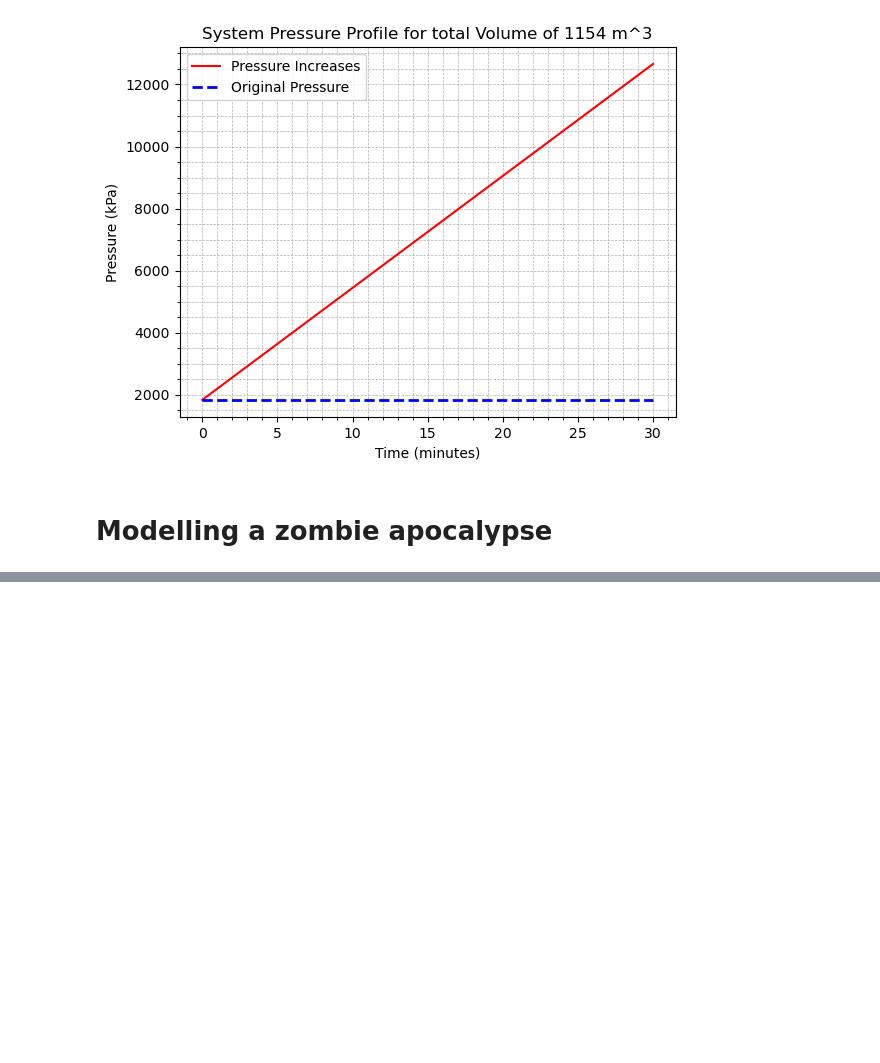
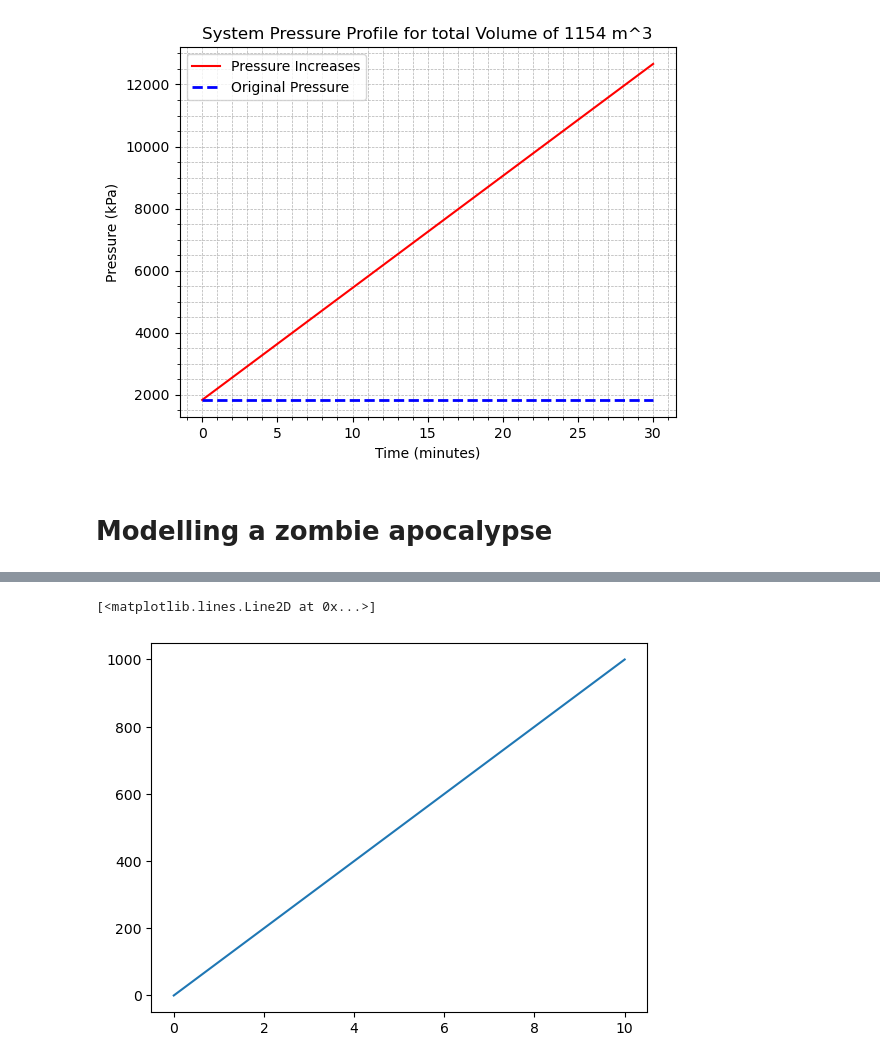
Before and after one commit to Farisss20/Python-Projects, a Jupyter notebook: Week 12.ipynb, the cells around one changed output, grey strips where cells are left out. Cells and saved outputs as stored; diff of their text form; code cells hidden in the pictures; blank space fills up the shorter version.

```diff
--- a/Week 12.ipynb
+++ b/Week 12.ipynb
@@ -293,0 +296,10 @@ NameError: name 'odeint' is not defined
+# %%
+import math
+from matplotlib import pyplot as plt
+import numpy as np
+a = np.linspace(0, 10, 2)
+b= [math.pow(num,3) for num in a]
+plt.plot(a,b)
+# %% [output]
+[<matplotlib.lines.Line2D at 0x...>]
+[figure, added]
```
Also changed, not shown: parts of 3 cells of this notebook, 8 other files.
